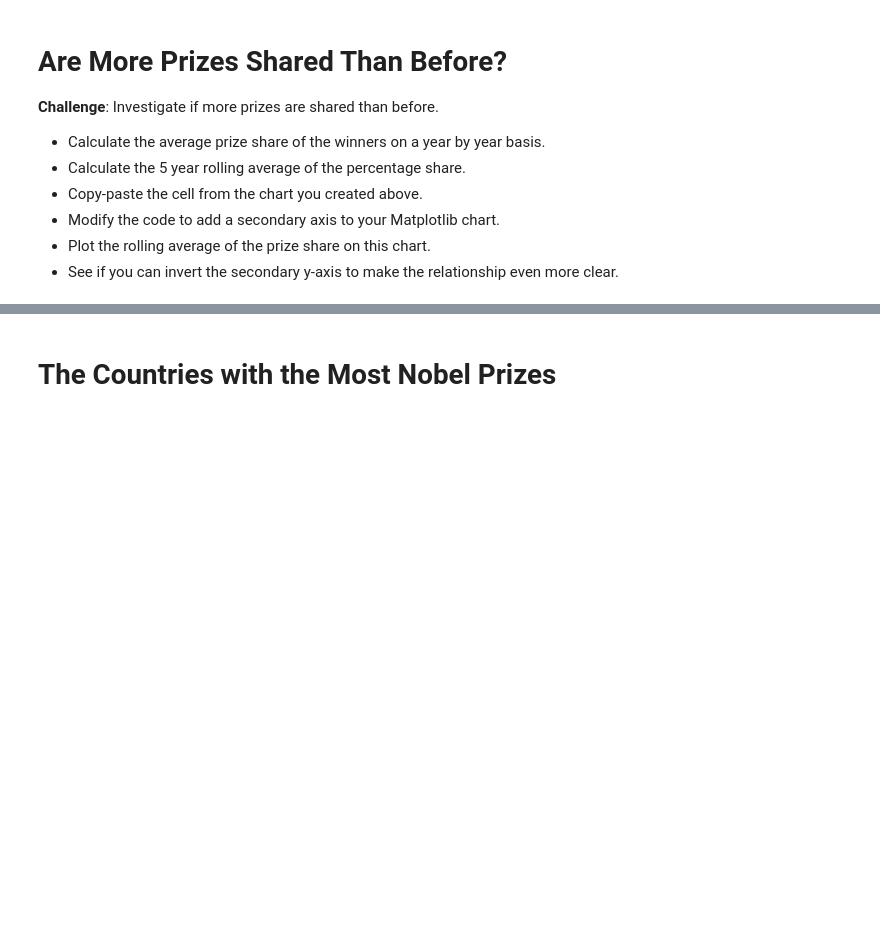
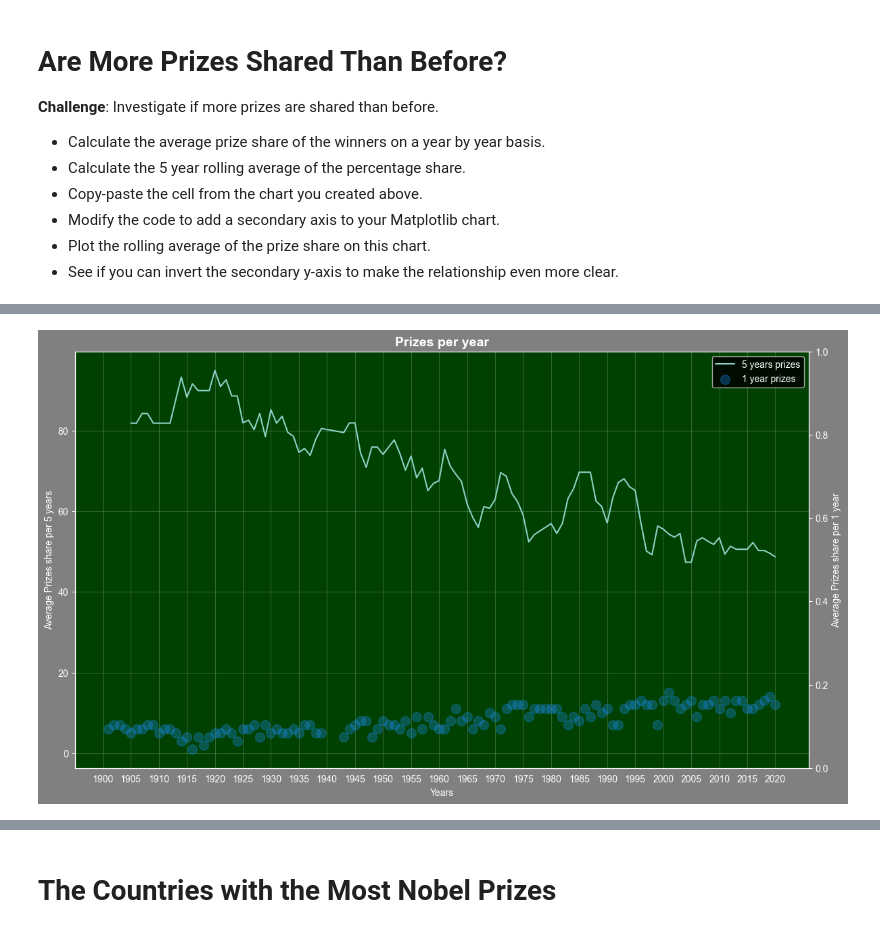
Before and after one commit to marcinszlaz/__100_Days_of_Code_Python_Bootcamp__, a Jupyter notebook: Day_79/Nobel_Prize_Analysis_(start).ipynb, the cells around one changed output, grey strips where cells are left out. Cells and saved outputs as stored; diff of their text form; code cells hidden in the pictures; blank space fills up the shorter version.

```diff
--- a/Day_79/Nobel_Prize_Analysis_(start).ipynb
+++ b/Day_79/Nobel_Prize_Analysis_(start).ipynb
@@ -641,0 +793,34 @@ plt.show()
+# %%
+median_per_year = df_data.groupby(by='year')['share_pct'].mean()
+median_per_5years = median_per_year.rolling(window=5).mean()
+
+plt.figure(figsize=(14, 8), dpi=100, facecolor='gray')
+plt.title('Prizes per year', fontweight='bold', fontsize=14)
+
+plt.plot(median_per_5years.index, median_per_5years.values, label='5 years prizes')
+
+plt.scatter(x=prize_per_year.index, y=prize_per_year.values,
+                label='1 year prizes',
+                c='dodgerblue',
+                alpha=0.3,
+                s=100,)
+
+ax1 = plt.gca()
+ax1.set_xlabel('Years')
+ax1.set_ylabel('Average Prizes share per 5 years')
+ax1.set_label('5 years')
+ax1.grid(visible=True, alpha=0.2)
+
+ax2 = ax1.twinx()
+ax2.set_ylabel('Average Prizes share per 1 year')
+ax2.set_label('1 year')
+ax2.grid(visible=True, alpha=0.2)
+plt.grid(visible=False)
+
+ax1.legend()
+ticks = pd.date_range(start='1900', end='2020', freq='5YS')
+ax1.set_xticks(ticks=ticks, labels=np.arange(1900, 2021, 5))
+ax1.set_facecolor(color=(0.0, 0.25, 0.0))
+plt.show()
+# %% [output]
+[figure, added]
```
Also changed, not shown: parts of 13 cells of this notebook, 6 other files.
